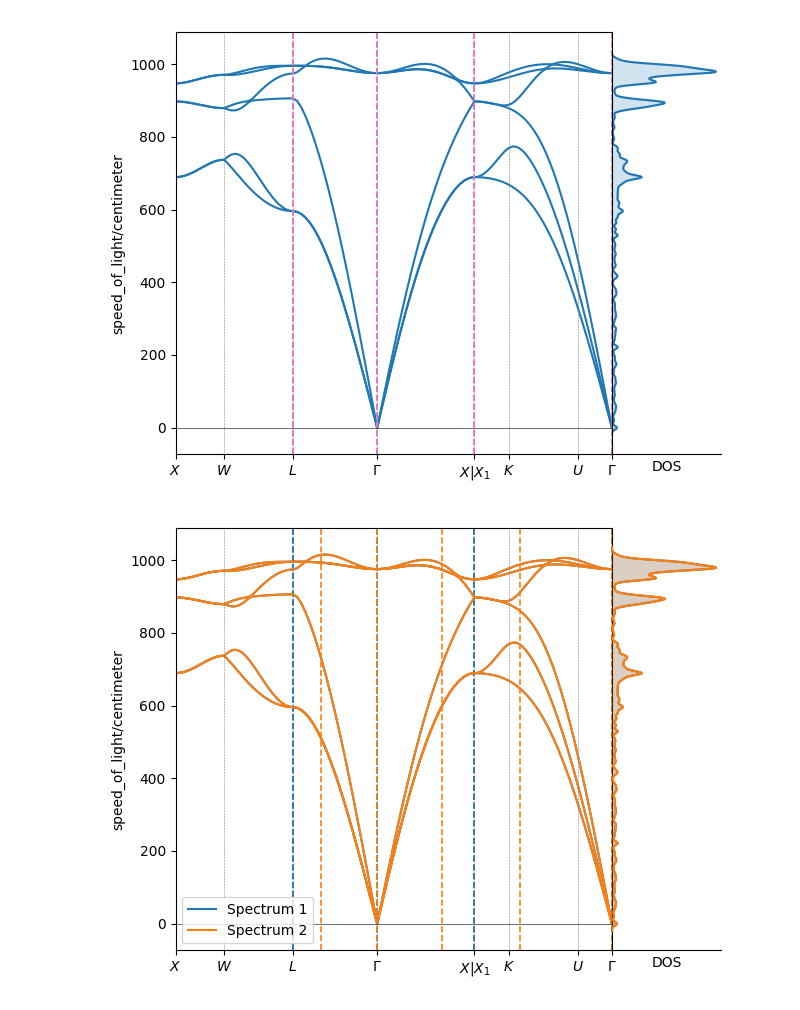
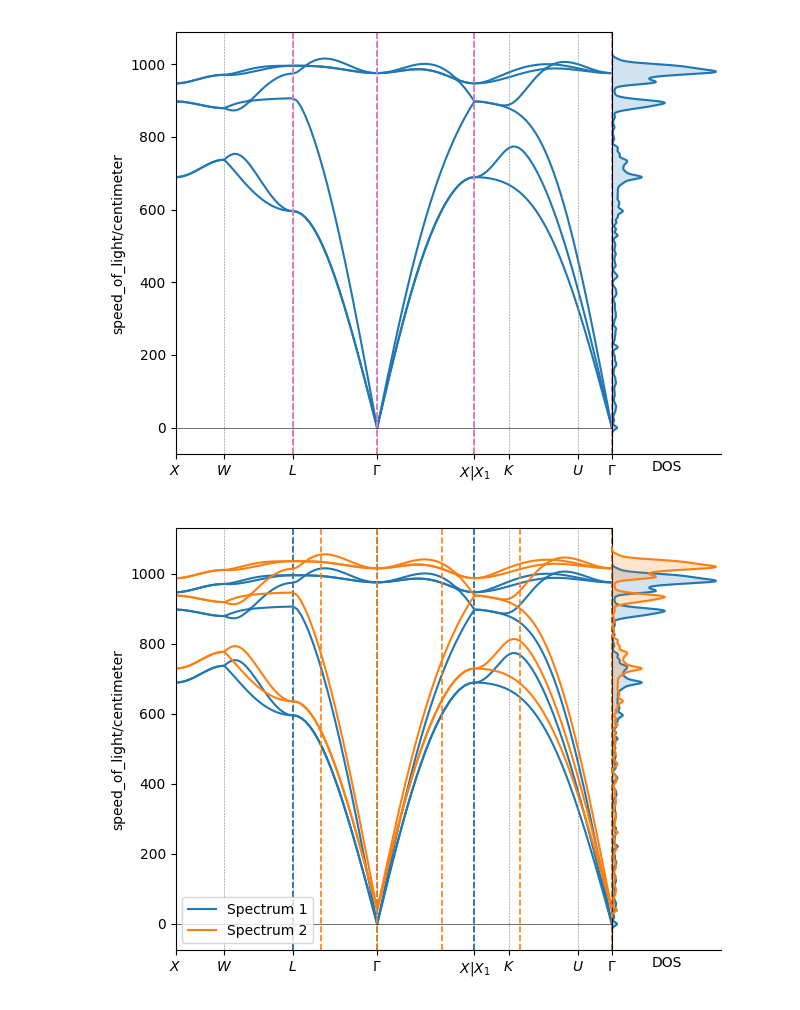
Before and after one commit to Lattay/YAIV, a Jupyter notebook: Tutorial/plot.ipynb, the cells around one changed output. Cells and saved outputs as stored; diff of their text form; code cells hidden in the pictures.

```diff
--- a/Tutorial/plot.ipynb
+++ b/Tutorial/plot.ipynb
@@ -158,11 +184,15 @@ plt.show()
 # %% [output]
 [figure]
 # %%
-phonons=spectrum.PhononBands('data/qe/results_matdyn/Si.freq')
-phonons.lattice=grep.lattice('data/qe/results_scf/scf.xml')
-phonons.kpath=grep.kpath('data/qe/results_matdyn/matdyn.in')
-ax=plot.phononsDOS([phonons,phonons],
+import copy
+
+phonons1=spectrum.PhononBands('data/qe/results_matdyn/Si.freq')
+phonons1.lattice=grep.lattice('data/qe/results_scf/scf.xml')
+phonons1.kpath=grep.kpath('data/qe/results_matdyn/matdyn.in')
+phonons2=copy.copy(phonons1)
+phonons2.eigenvalues=phonons2.eigenvalues+40*ureg('c/cm')
+ax=plot.phononsDOS([phonons1,phonons2],
                    grid=[[2,2,2],[3,3,3]], # You can compare different grids.
                    )
 # %% [output]
-[figure, old version]
+[figure, new version]
```
Also changed, not shown: parts of 1 cell of this notebook, 5 other files.
